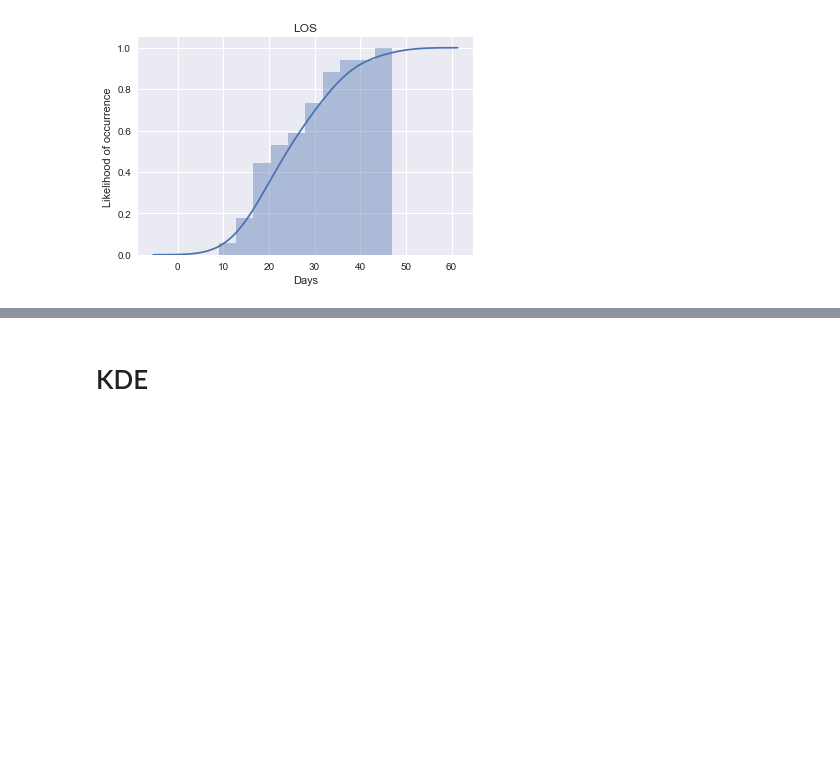
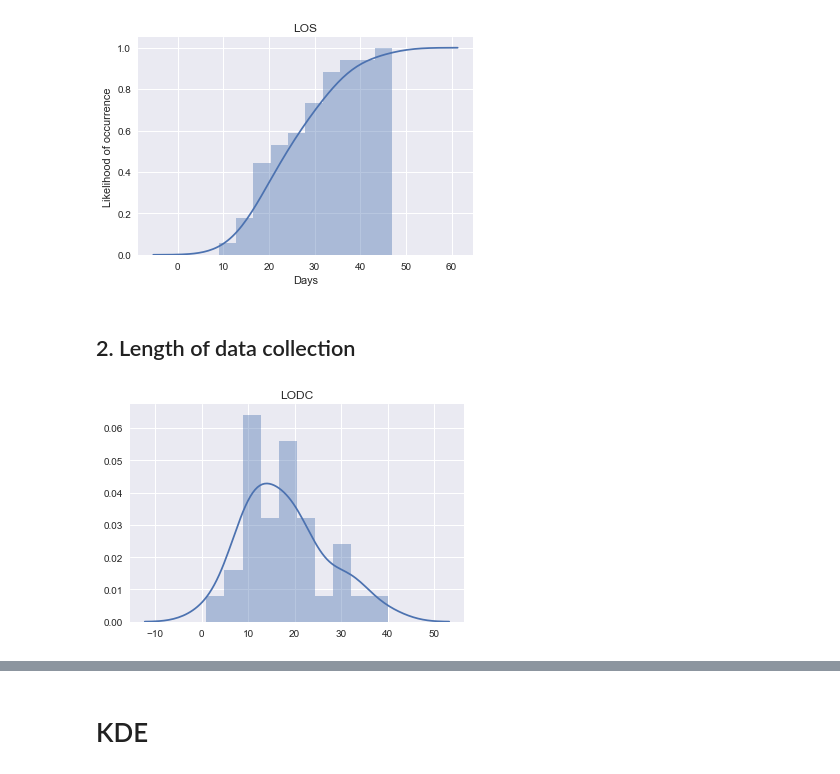
Before and after one commit to kamshee/activity-recognition-process, a Jupyter notebook: lengthofstay.ipynb, the cells around one changed output, grey strips where cells are left out. Cells and saved outputs as stored; diff of their text form; code cells hidden in the pictures; blank space fills up the shorter version.

Commit message:
updated lodc and test set

```diff
--- a/lengthofstay.ipynb
+++ b/lengthofstay.ipynb
@@ -16,3 +16,4 @@ import copy
 # %%
 # Length of Stay (LOS)
 los = pd.read_csv('Documents/GitHub/LOS.csv', header=None)
+lodc = pd.read_csv('Documents/GitHub/LODC.csv', header=None)
@@ -57,3 +75,12 @@ plt.ylabel('Likelihood of occurrence')
 plt.show()
 # %% [output]
 [figure]
+# %% [markdown]
+## 2. Length of data collection
+# %%
+# x = np.random.normal(size=100)
+sns.distplot(lodc, bins=10);
+plt.title('LODC')
+plt.show()
+# %% [output]
+[figure, added]
```
Also changed, not shown: parts of 8 cells of this notebook, 3 other files.
